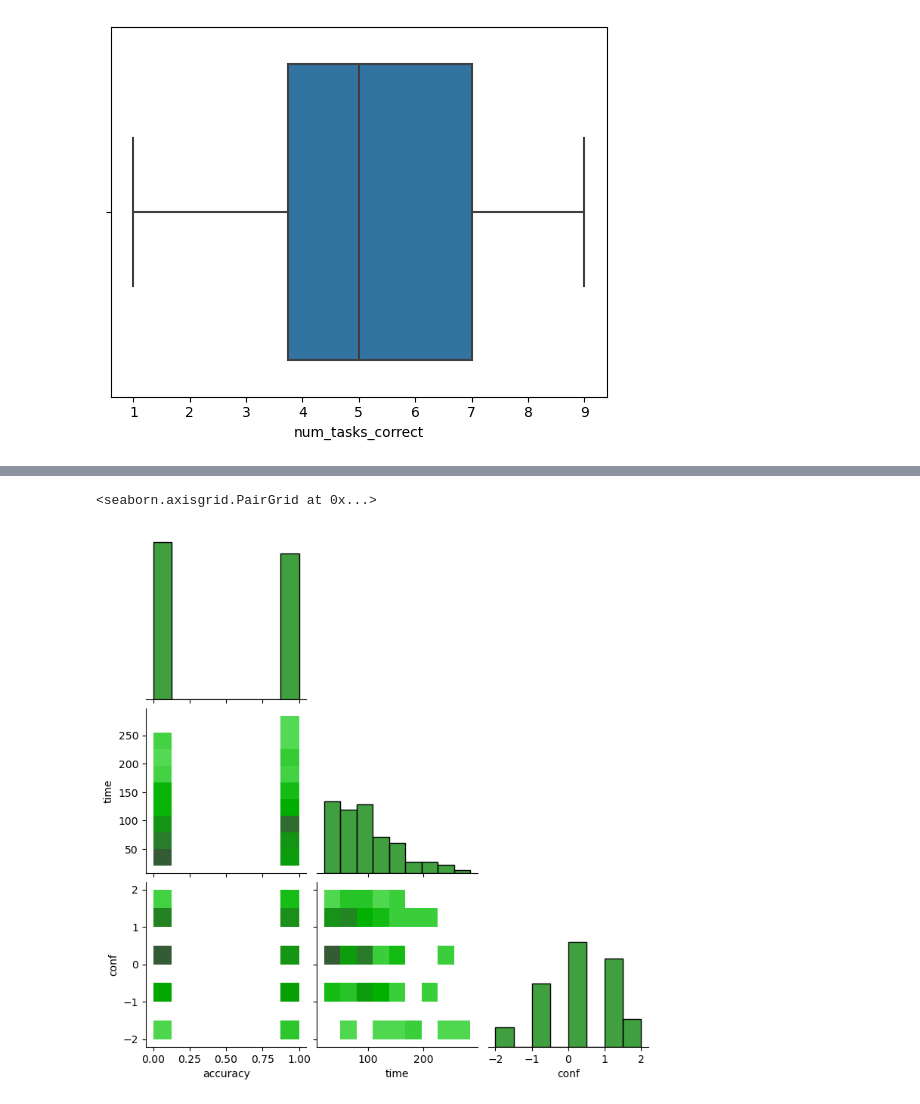
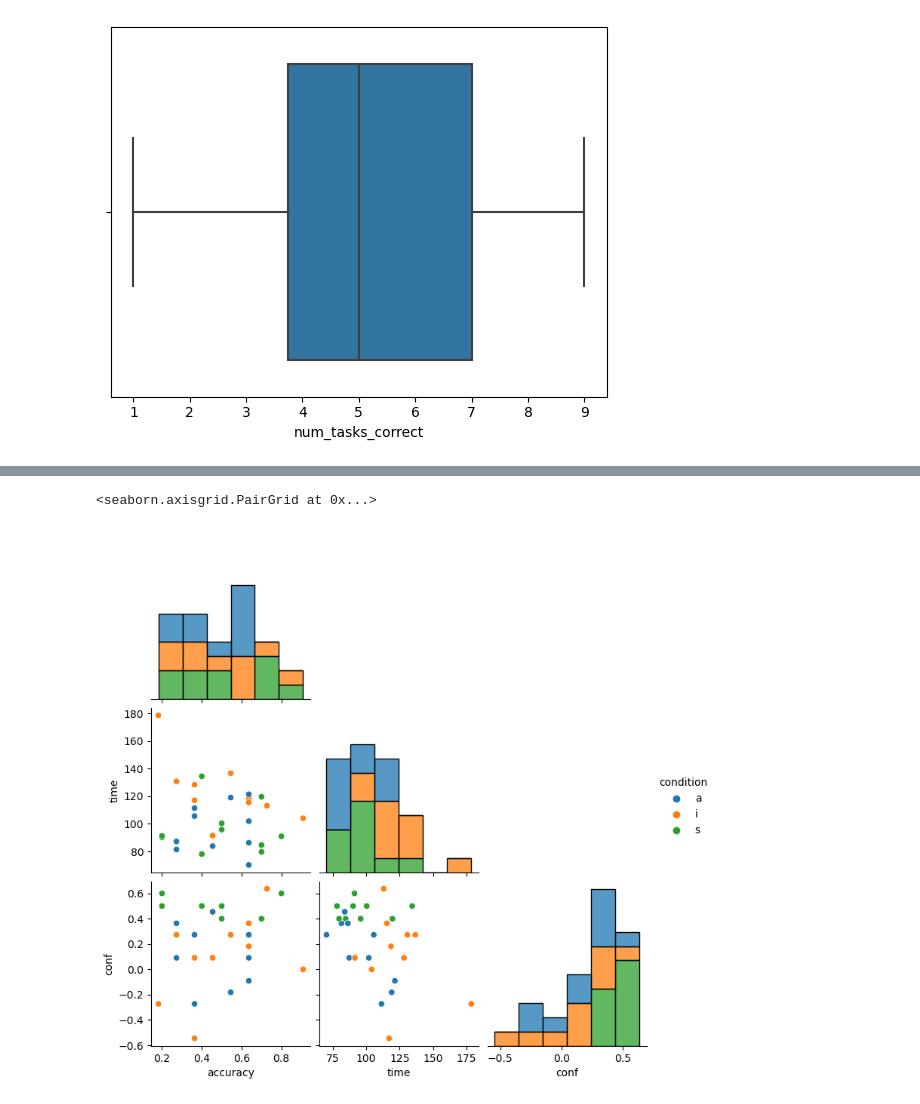
Before and after one commit to evdoxiataka/simulated_interventions_study_analysis, a Jupyter notebook: descriptive_stats.ipynb, the cells around one changed output, grey strips where cells are left out. Cells and saved outputs as stored; diff of their text form; code cells hidden in the pictures.

```diff
--- a/descriptive_stats.ipynb
+++ b/descriptive_stats.ipynb
@@ -188,14 +310,14 @@ sns.countplot(df[df['condition'] == 'a'], x="accuracy", hue='task')
 # %%
-import seaborn as sns
 # sns.jointplot(data=df, x="accuracy", y="conf", kind="hist")
 ## all
 # sns.pairplot(df, corner=True, diag_kind='hist',kind = 'hist')
 # ## animated
 # sns.pairplot(df[df['condition'] == 'a'], corner=True, diag_kind='hist',kind = 'hist',plot_kws={'color':'green'},diag_kws={'color':'green'})
 # ## interactive
 # sns.pairplot(df[df['condition'] == 'i'], corner=True, diag_kind='hist',kind = 'hist',plot_kws={'color':'orange'},diag_kws={'color':'orange'})
 # ## static
 # sns.pairplot(df[df['condition'] == 's'], corner=True, diag_kind='hist',kind = 'hist',plot_kws={'color':'red'},diag_kws={'color':'red'})
+sns.pairplot(df.groupby(['task', 'condition'], as_index=False)['accuracy','time','conf'].mean(), corner=True, diag_kind='hist',kind = 'scatter', hue = 'condition',diag_kws={'multiple':'stack'})
 # %% [output]
 <seaborn.axisgrid.PairGrid at 0x...>
-[figure, old version]
+[figure, new version]
```
Also changed, not shown: parts of 16 cells of this notebook, 4 other files.
